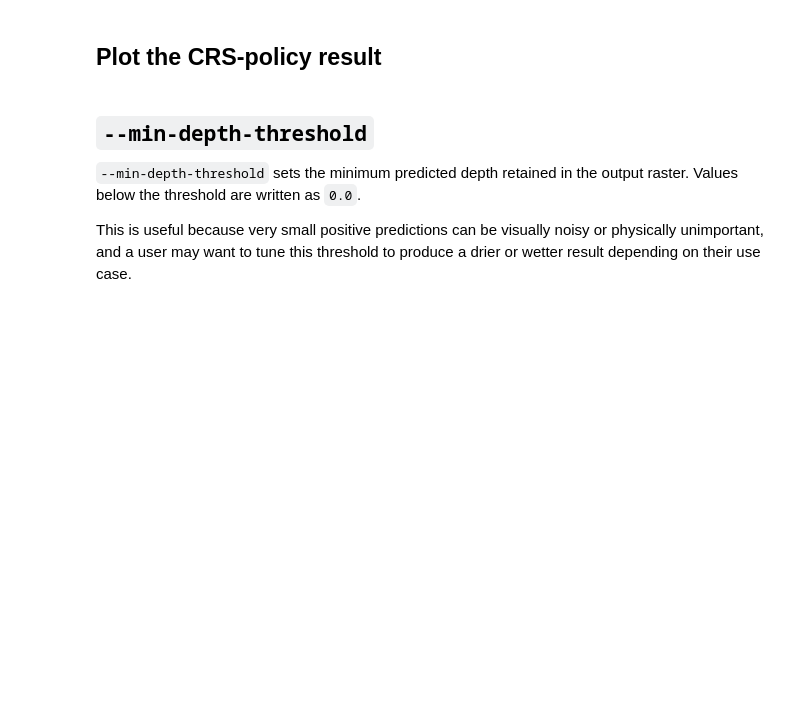
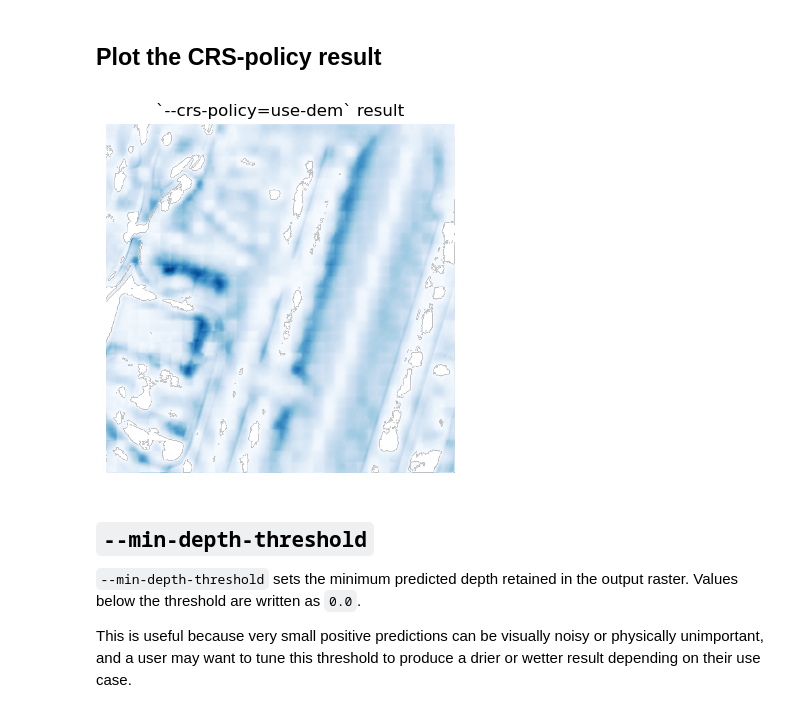
Before and after one commit to cefect/floodsr, a Jupyter notebook: docs/user/notebooks/tutorial_2.ipynb, the cells around one changed output. Cells and saved outputs as stored; diff of their text form; code cells hidden in the pictures; blank space fills up the shorter version.

```diff
--- a/docs/user/notebooks/tutorial_2.ipynb
+++ b/docs/user/notebooks/tutorial_2.ipynb
@@ -108,6 +133,6 @@ To demonstrate `--crs-policy`, we reproject the low-resolution raster to `3778`
 # %%
-lowres_3778_fp = Path("lowres032_epsg3778.tif").resolve()
-target_crs = CRS.from_epsg(3778)
+lowres_3978_fp = Path("lowres032_epsg3978.tif").resolve()
+target_crs = CRS.from_epsg(3978)
 
 with rasterio.open(lowres_fp) as src:
     transform, width, height = calculate_default_transform(
@@ -119,7 +144,7 @@ with rasterio.open(lowres_fp) as src:
     )
     profile = src.profile.copy()
     profile.update(crs=target_crs, transform=transform, width=width, height=height)
-    with rasterio.open(lowres_3778_fp, "w", **profile) as dst:
+    with rasterio.open(lowres_3978_fp, "w", **profile) as dst:
         reproject(
             source=rasterio.band(src, 1),
             destination=rasterio.band(dst, 1),
@@ -132,5 +157,5 @@ with rasterio.open(lowres_fp) as src:
             resampling=Resampling.nearest,
         )
 
-with rasterio.open(lowres_3778_fp) as src:
-    print(f"{lowres_3778_fp.name}: crs={src.crs} shape={src.shape} res={src.res}")
+with rasterio.open(lowres_3978_fp) as src:
+    print(f"{lowres_3978_fp.name}: crs={src.crs} shape={src.shape} res={src.res}")
@@ -151,17 +210,19 @@ For this example we use `--crs-policy=use-dem`, which tells `floodsr` to treat t
 # %% [markdown]
 ## Plot the CRS-policy result
 # %%
-use_dem_fp = Path("lowres032_epsg3778_use_dem_sr.tif").resolve()
+use_dem_fp = Path("lowres032_epsg3978_use_dem_sr.tif").resolve()
 with rasterio.open(use_dem_fp) as src:
     use_dem_arr = src.read(1).astype(float)
     if src.nodata is not None:
         use_dem_arr[use_dem_arr == src.nodata] = np.nan
 
 plt.figure(figsize=(5, 4))
 plt.imshow(np.where(use_dem_arr > 0, use_dem_arr, np.nan), cmap="Blues")
 plt.title("`--crs-policy=use-dem` result")
 plt.axis("off")
 plt.tight_layout()
+# %% [output]
+[figure, added]
 # %% [markdown]
 ## `--min-depth-threshold`
 
```
Also changed, not shown: parts of 12 cells of this notebook, 4 other files.
